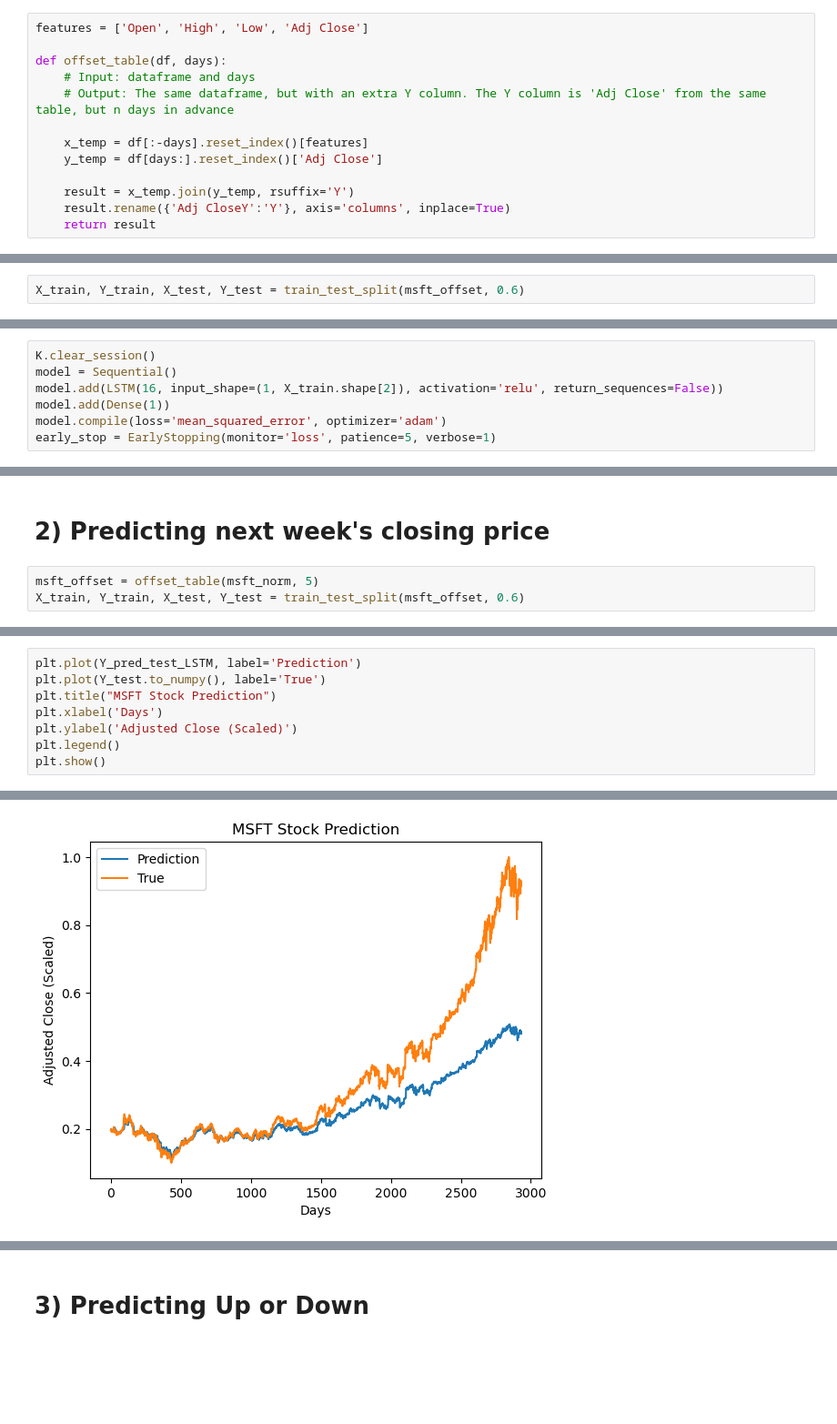
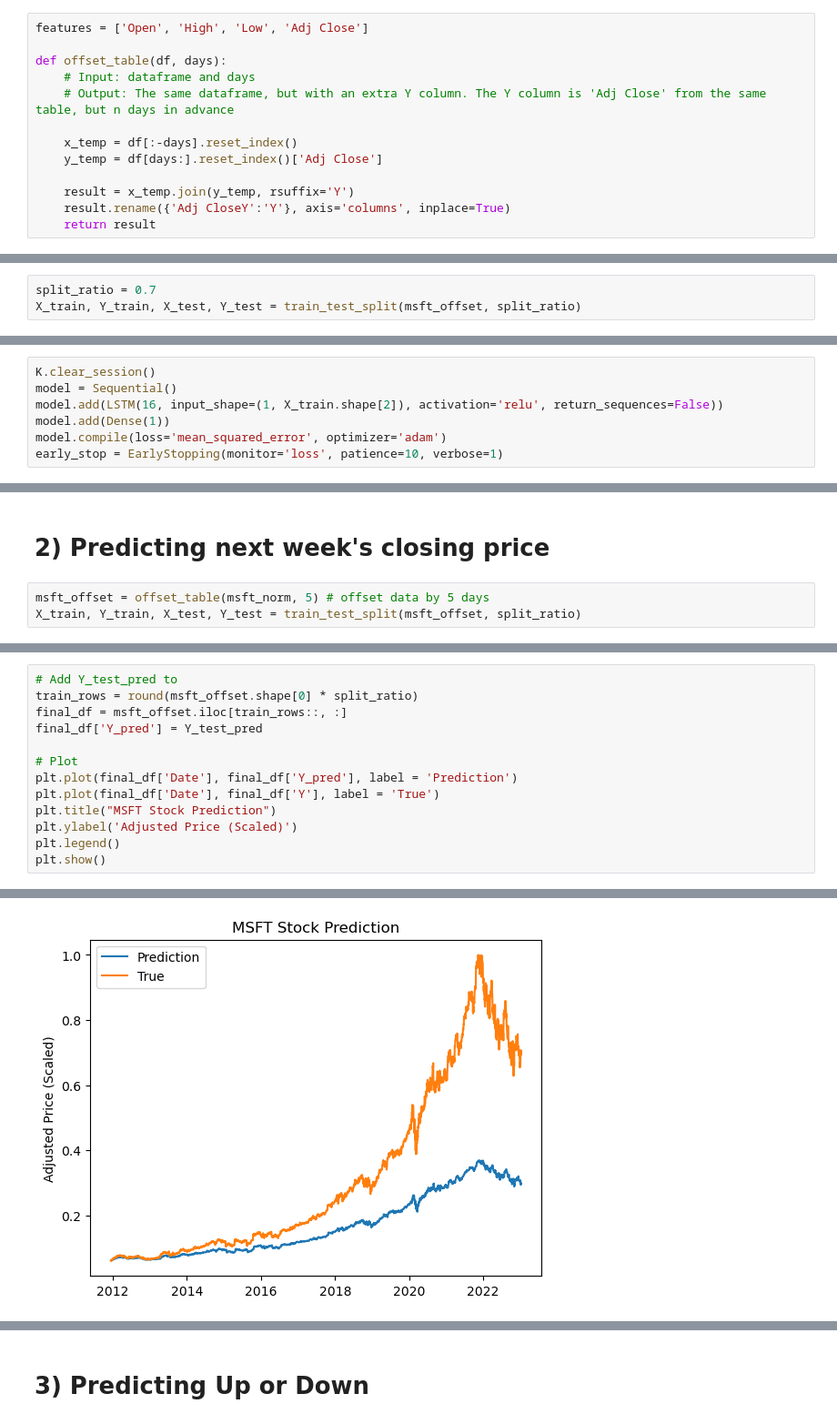
Before and after one commit to kenta-sakai-0/Stock-Forecasting, a Jupyter notebook: Attempt.ipynb, the cells around one changed output, grey strips where cells are left out. Shown: that part at 91% size. Cells and saved outputs as stored; diff of their text form; blank space fills up the shorter version.

```diff
--- a/Attempt.ipynb
+++ b/Attempt.ipynb
@@ -57,7 +52,7 @@ def offset_table(df, days):
     # Input: dataframe and days
     # Output: The same dataframe, but with an extra Y column. The Y column is 'Adj Close' from the same table, but n days in advance
 
-    x_temp = df[:-days].reset_index()[features]
+    x_temp = df[:-days].reset_index()
     y_temp = df[days:].reset_index()['Adj Close']
 
     result = x_temp.join(y_temp, rsuffix='Y')
@@ -101,7 +89,8 @@ def train_test_split(df, train_ratio):
 
     return X_tr_t, Y_train, X_tst_t, Y_test
 # %%
-X_train, Y_train, X_test, Y_test = train_test_split(msft_offset, 0.6)
+split_ratio = 0.7
+X_train, Y_train, X_test, Y_test = train_test_split(msft_offset, split_ratio)
 # %% [markdown]
 ### Build Model
     Input layer -> Hidden Layer (16 Nodes) -> Output layer.
@@ -111,7 +100,7 @@ model = Sequential()
 model.add(LSTM(16, input_shape=(1, X_train.shape[2]), activation='relu', return_sequences=False))
 model.add(Dense(1))
 model.compile(loss='mean_squared_error', optimizer='adam')
-early_stop = EarlyStopping(monitor='loss', patience=5, verbose=1)
+early_stop = EarlyStopping(monitor='loss', patience=10, verbose=1)
 # %%
 model.fit(X_train, Y_train, epochs=50, batch_size=8, verbose=1, shuffle=False, callbacks=[early_stop])
 # %% [output]
@@ -169,8 +164,8 @@ plt.show()
 # %% [markdown]
 # 2) Predicting next week's closing price
 # %%
-msft_offset = offset_table(msft_norm, 5)
-X_train, Y_train, X_test, Y_test = train_test_split(msft_offset, 0.6)
+msft_offset = offset_table(msft_norm, 5) # offset data by 5 days
+X_train, Y_train, X_test, Y_test = train_test_split(msft_offset, split_ratio)
 # %%
 model.fit(X_train, Y_train, epochs=50, batch_size=8, verbose=1, shuffle=False, callbacks=[early_stop])
 # %% [output]
@@ -212,9 +207,14 @@ Y_pred_test_LSTM = model.predict(X_test)
 # %%
-plt.plot(Y_pred_test_LSTM, label='Prediction')
-plt.plot(Y_test.to_numpy(), label='True')
+# Add Y_test_pred to
+train_rows = round(msft_offset.shape[0] * split_ratio)
+final_df = msft_offset.iloc[train_rows::, :]
+final_df['Y_pred'] = Y_test_pred
+
+# Plot
+plt.plot(final_df['Date'], final_df['Y_pred'], label = 'Prediction')
+plt.plot(final_df['Date'], final_df['Y'], label = 'True')
 plt.title("MSFT Stock Prediction")
-plt.xlabel('Days')
-plt.ylabel('Adjusted Close (Scaled)')
+plt.ylabel('Adjusted Price (Scaled)')
 plt.legend()
 plt.show()
 # %% [output]
@@ -221,2 +226,2 @@ plt.show()
-[figure, old version]
+[figure, new version]
 # %% [markdown]
```
Also changed, not shown: parts of 25 cells of this notebook.
